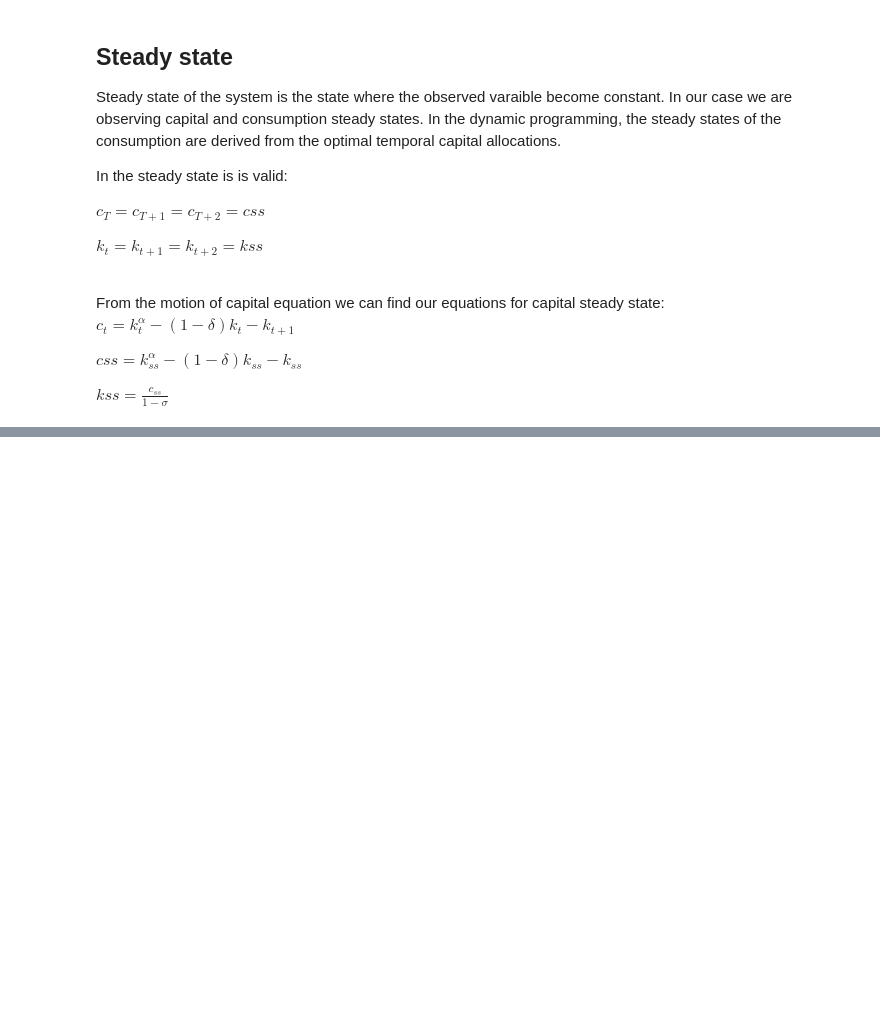
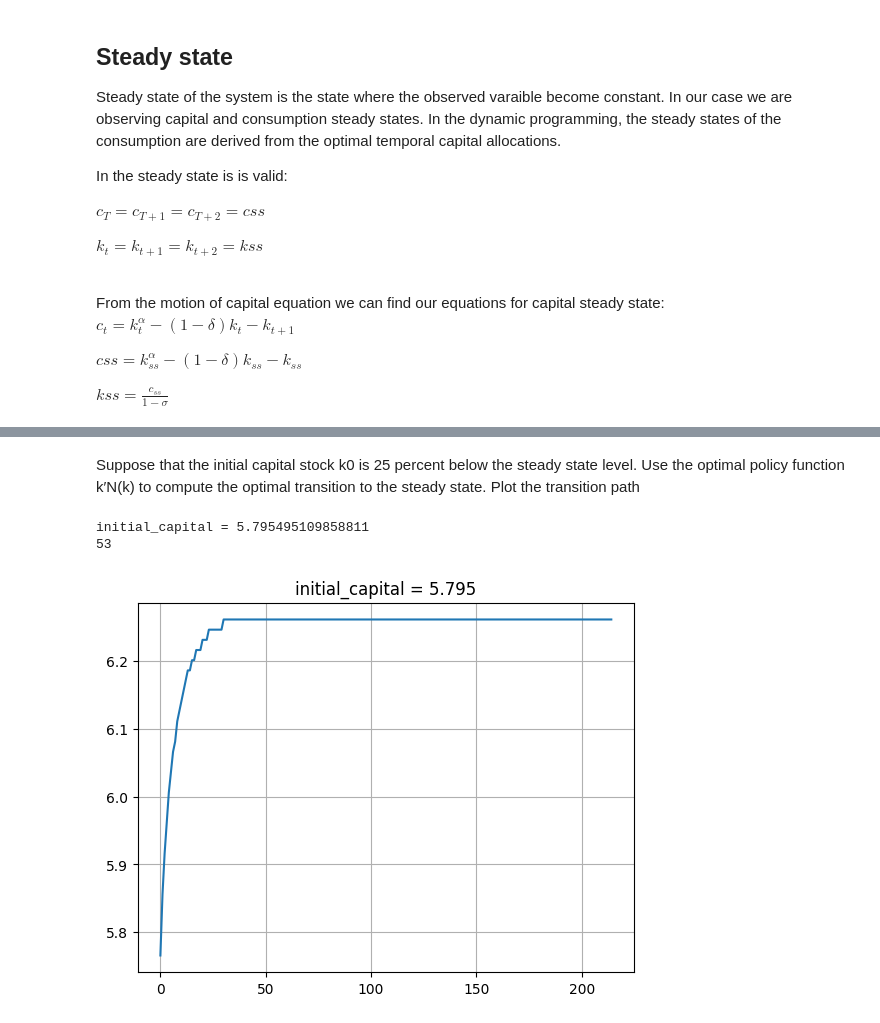
Before and after one commit to dominikstipic/macro, a Jupyter notebook: main.ipynb, the cells around one changed output, grey strips where cells are left out. Saved outputs shown, nothing was run; the diff lists cells and outputs as text; code cells hidden in the pictures; blank space fills up the shorter version.

```diff
--- a/main.ipynb
+++ b/main.ipynb
@@ -271,0 +258,22 @@ state_values, state_path = dp.value_iteration(states=capital, utility_function=u
+# %% [markdown]
+Suppose that the initial capital stock k0 is 25 percent below the steady state
+level. Use the optimal policy function k′N(k) to compute the optimal transition
+to the steady state. Plot the transition path
+# %%
+def policy(k, capital_levels, capital_paths):
+    idx = np.argmin(abs(k - capital_levels))
+    print(idx)
+    return capital_paths[idx, :][::-1][3:]
+
+k0 = kss*0.75
+k0_cp = k0[10]
+print(f"initial_capital = {k0_cp}")
+optimal_trajectory = policy(k0_cp, capital_levels, capital_paths)
+
+plt.title(f"initial_capital = {round(k0_cp, 3)}")
+plt.plot(optimal_trajectory)
+plt.grid()
+# %% [output]
+initial_capital = 5.795495109858811
+53
+[figure, added]
```
Also changed, not shown: parts of 6 cells of this notebook, 1 other file.
